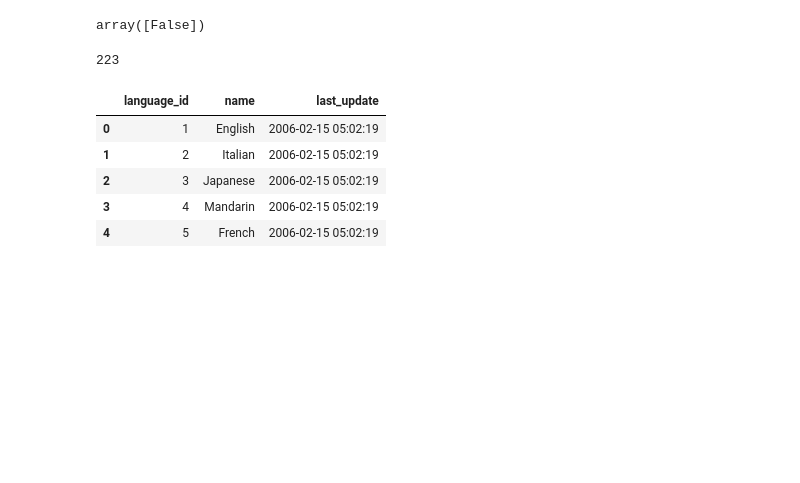
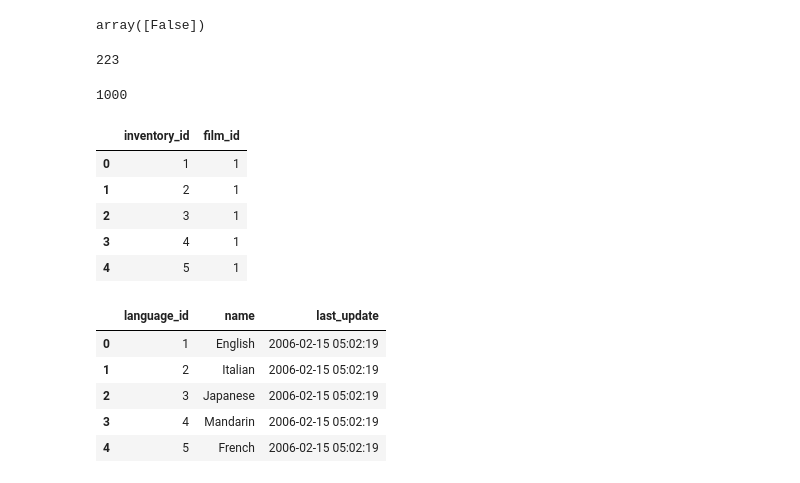
Before and after one commit to NereaRiveiro/Videoclub-Desenga-o, a Jupyter notebook: notebooks/Limpieza/cleaning.ipynb, the cells around one changed output. Saved outputs shown, nothing was run; the diff lists cells and outputs as text; code cells hidden in the pictures; blank space fills up the shorter version.

```diff
--- a/notebooks/Limpieza/cleaning.ipynb
+++ b/notebooks/Limpieza/cleaning.ipynb
@@ -190,6 +174,19 @@ array([False])
 inv['film_id'].max()
 # %% [output]
 223
+# %%
+inv['inventory_id'].max()
+# %% [output]
+1000
+# %%
+inv.head()
+# %% [output]
+|  | inventory_id | film_id |
+| 0 | 1 | 1 |
+| 1 | 2 | 1 |
+| 2 | 3 | 1 |
+| 3 | 4 | 1 |
+| 4 | 5 | 1 |
 # %%
 lan.head()
 # %% [output]
```
Also changed, not shown: parts of 9 cells of this notebook.
